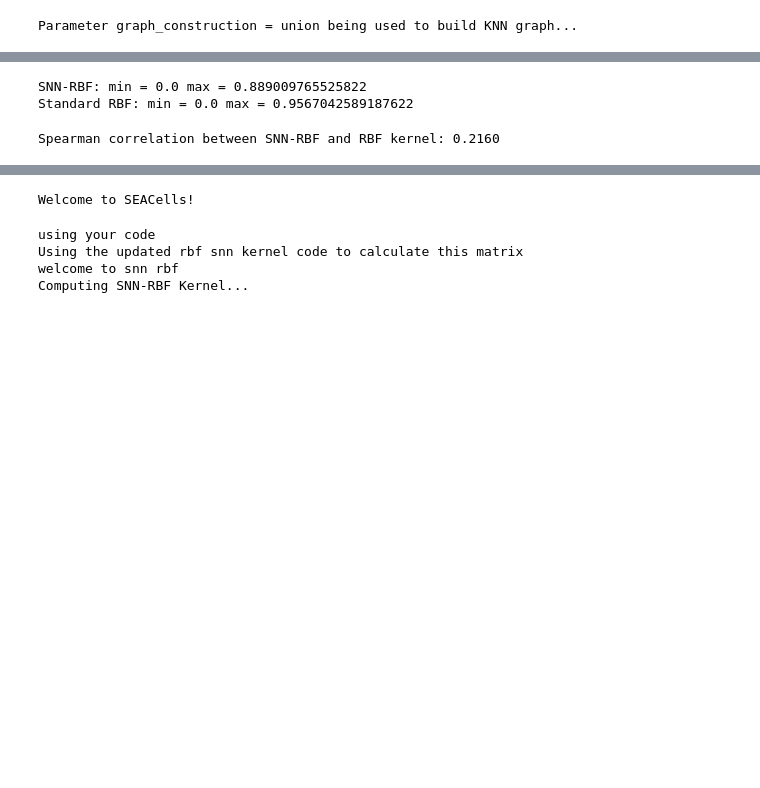
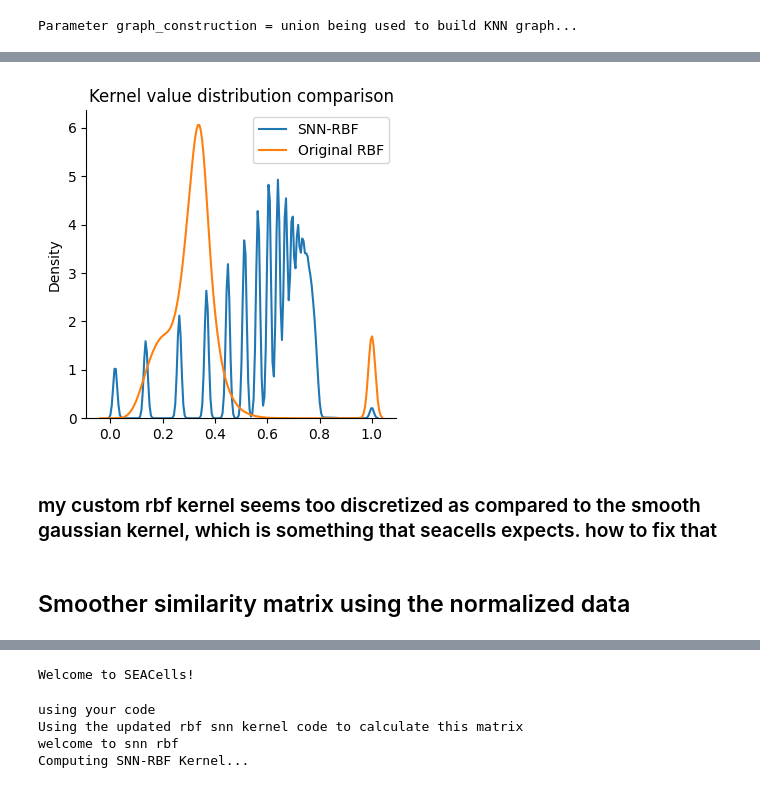
Before and after one commit to anushka-220/Undergraduate-Project, a Jupyter notebook: Approaches/seacells_on_snn.ipynb, the cells around one changed output, grey strips where cells are left out. Drawn from its saved outputs; the diff is of its cells as text; code cells hidden in the pictures; blank space fills up the shorter version.

```diff
--- a/Approaches/seacells_on_snn.ipynb
+++ b/Approaches/seacells_on_snn.ipynb
@@ -461,13 +389,0 @@ plt.show()
-# %%
-print("SNN-RBF: min =", snn_vals.min(), "max =", snn_vals.max())
-print("Standard RBF: min =", rbf_vals.min(), "max =", rbf_vals.max())
-# %% [output]
-SNN-RBF: min = 0.0 max = 0.889009765525822
-Standard RBF: min = 0.0 max = 0.9567042589187622
-# %%
-from scipy.stats import spearmanr
-
-corr, _ = spearmanr(snn_vals, rbf_vals)
-print(f"Spearman correlation between SNN-RBF and RBF kernel: {corr:.4f}")
-# %% [output]
-Spearman correlation between SNN-RBF and RBF kernel: 0.2160
@@ -531,0 +390,15 @@ def _get_waypoint_centers(adata, num_seacells, n_waypoints=None):
+# %%
+import seaborn as sns
+import matplotlib.pyplot as plt
+
+sns.kdeplot(similarity_matrix.data, label="SNN-RBF")
+sns.kdeplot(similarity_matrix_rbf.data, label="Original RBF")
+plt.legend()
+plt.title("Kernel value distribution comparison")
+plt.show()
+# %% [output]
+[figure, added]
+# %% [markdown]
+### my custom rbf kernel seems too discretized as compared to the smooth gaussian kernel, which is something that seacells expects. how to fix that
+# %% [markdown]
+## Smoother similarity matrix using the normalized data
```
Also changed, not shown: parts of 45 cells of this notebook, 9 other files.
